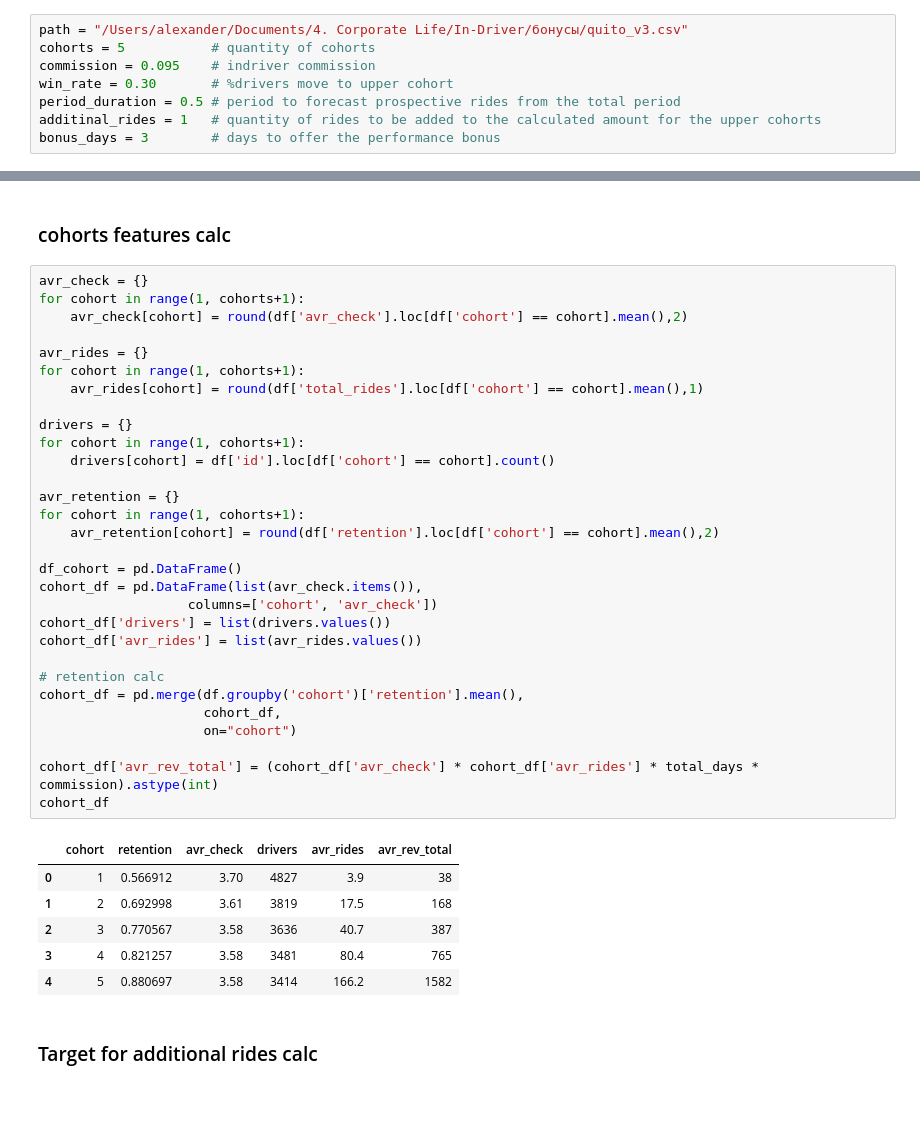
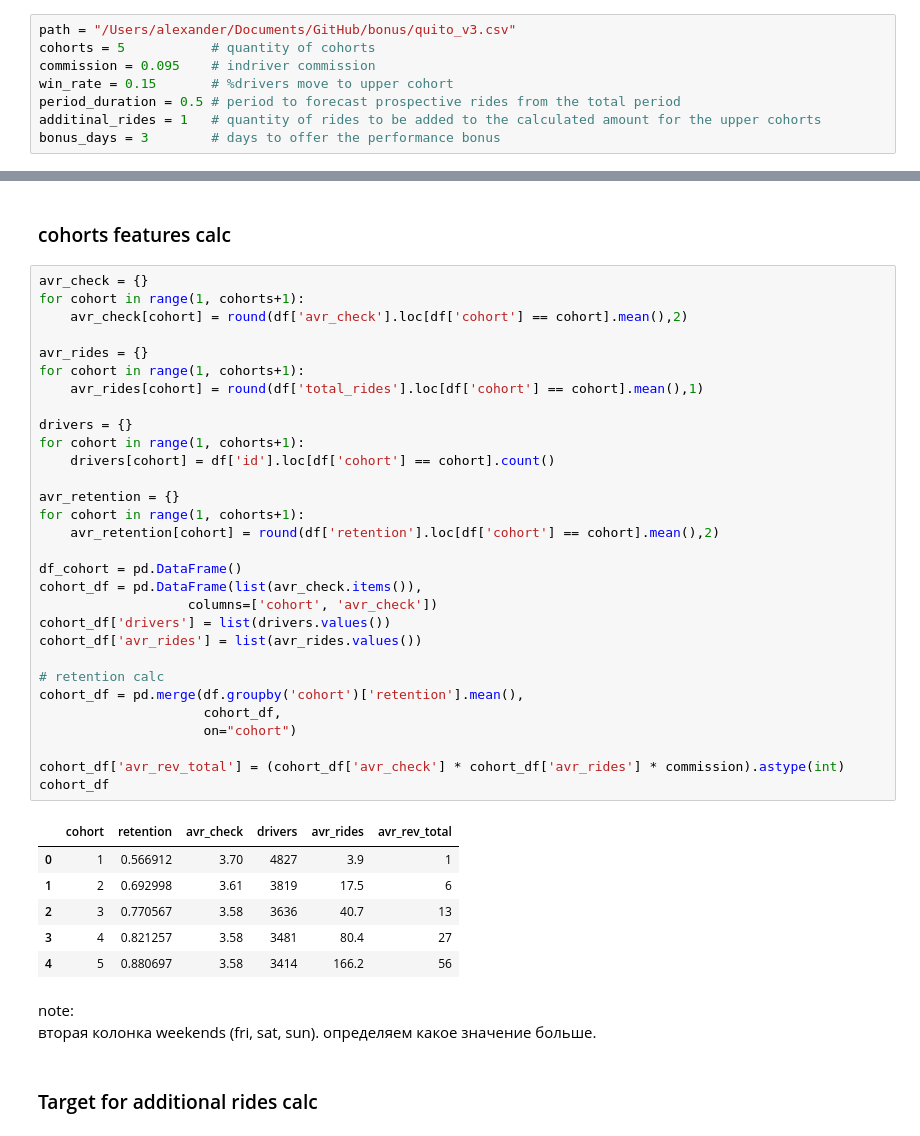
Before and after one commit to makingthefuturehappy/bonus, a Jupyter notebook: bonus.ipynb, the cells around one changed output, grey strips where cells are left out. Saved outputs shown, nothing was run; the diff lists cells and outputs as text; blank space fills up the shorter version.

```diff
--- a/bonus.ipynb
+++ b/bonus.ipynb
@@ -11,10 +11,10 @@ warnings.filterwarnings("ignore")
 # %% [markdown]
 <h3>Variables setup</h3>
 # %%
-path = "/Users/alexander/Documents/4. Corporate Life/In-Driver/бонусы/quito_v3.csv"
+path = "/Users/alexander/Documents/GitHub/bonus/quito_v3.csv"
 cohorts = 5           # quantity of cohorts
 commission = 0.095    # indriver commission
-win_rate = 0.30       # %drivers move to upper cohort
+win_rate = 0.15       # %drivers move to upper cohort
 period_duration = 0.5 # period to forecast prospective rides from the total period
 additinal_rides = 1   # quantity of rides to be added to the calculated amount for the upper cohorts
 bonus_days = 3        # days to offer the performance bonus
@@ -117,39 +117,41 @@ cohorts range:
 avr_check = {}
 for cohort in range(1, cohorts+1):
     avr_check[cohort] = round(df['avr_check'].loc[df['cohort'] == cohort].mean(),2)
 
 avr_rides = {}
 for cohort in range(1, cohorts+1):
     avr_rides[cohort] = round(df['total_rides'].loc[df['cohort'] == cohort].mean(),1)
 
 drivers = {}
 for cohort in range(1, cohorts+1):
     drivers[cohort] = df['id'].loc[df['cohort'] == cohort].count()
 
 avr_retention = {}
 for cohort in range(1, cohorts+1):
     avr_retention[cohort] = round(df['retention'].loc[df['cohort'] == cohort].mean(),2)
 
 df_cohort = pd.DataFrame()
 cohort_df = pd.DataFrame(list(avr_check.items()),
                    columns=['cohort', 'avr_check'])
 cohort_df['drivers'] = list(drivers.values())
 cohort_df['avr_rides'] = list(avr_rides.values())
 
 # retention calc
 cohort_df = pd.merge(df.groupby('cohort')['retention'].mean(),
                      cohort_df,
                      on="cohort")
 
-cohort_df['avr_rev_total'] = (cohort_df['avr_check'] * cohort_df['avr_rides'] * total_days * commission).astype(int)
+cohort_df['avr_rev_total'] = (cohort_df['avr_check'] * cohort_df['avr_rides'] * commission).astype(int)
 cohort_df
 # %% [output]
 |  | cohort | retention | avr_check | drivers | avr_rides | avr_rev_total |
-| 0 | 1 | 0.566912 | 3.70 | 4827 | 3.9 | 38 |
-| 1 | 2 | 0.692998 | 3.61 | 3819 | 17.5 | 168 |
-| 2 | 3 | 0.770567 | 3.58 | 3636 | 40.7 | 387 |
-| 3 | 4 | 0.821257 | 3.58 | 3481 | 80.4 | 765 |
-| 4 | 5 | 0.880697 | 3.58 | 3414 | 166.2 | 1582 |
+| 0 | 1 | 0.566912 | 3.70 | 4827 | 3.9 | 1 |
+| 1 | 2 | 0.692998 | 3.61 | 3819 | 17.5 | 6 |
+| 2 | 3 | 0.770567 | 3.58 | 3636 | 40.7 | 13 |
+| 3 | 4 | 0.821257 | 3.58 | 3481 | 80.4 | 27 |
+| 4 | 5 | 0.880697 | 3.58 | 3414 | 166.2 | 56 |
+# %% [markdown]
+note:<br> вторая колонка weekends (fri, sat, sun). определяем какое значение больше.
 # %% [markdown]
 <h3>Target for additional rides calc</h3>
 # %%
```
Also changed, not shown: parts of 9 cells of this notebook.
